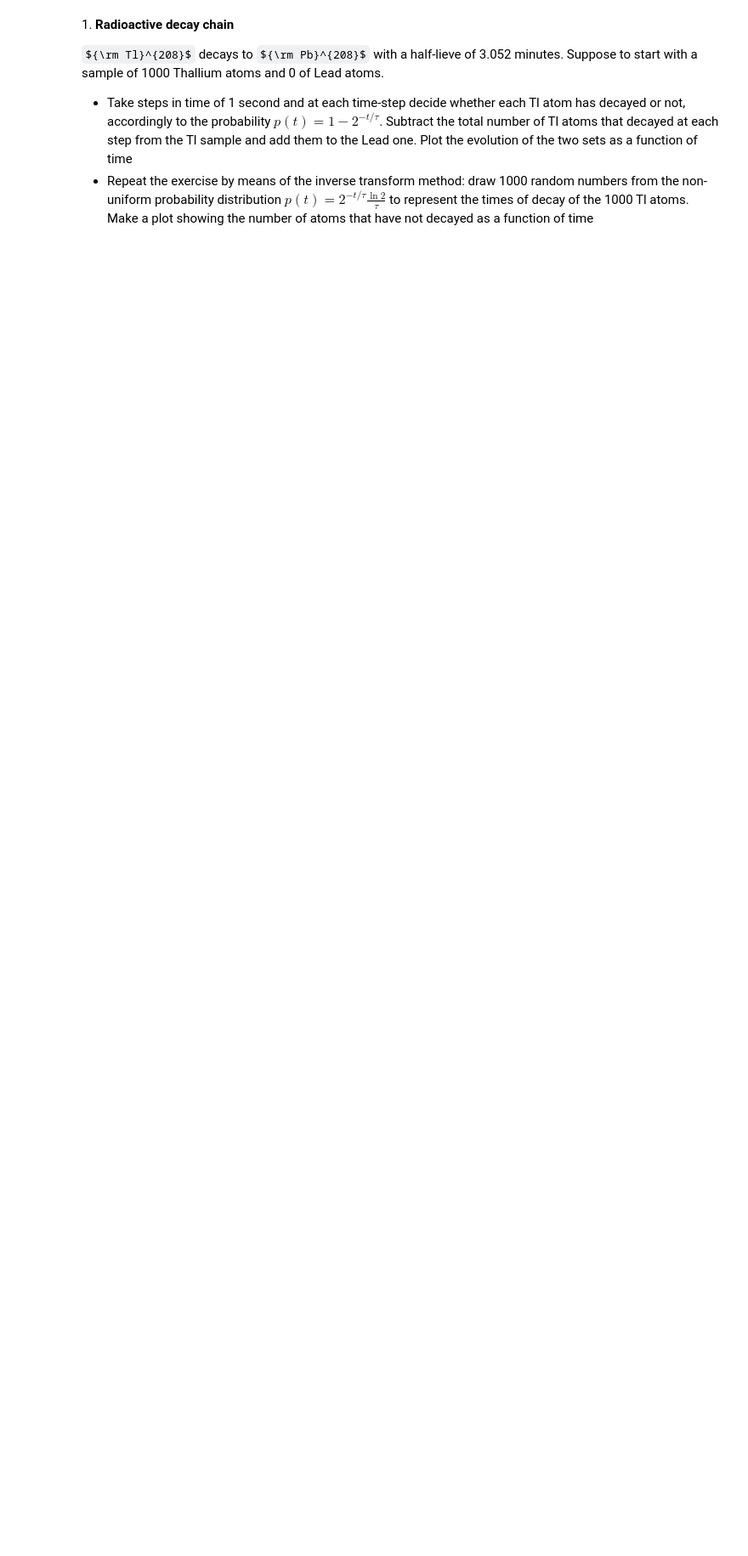
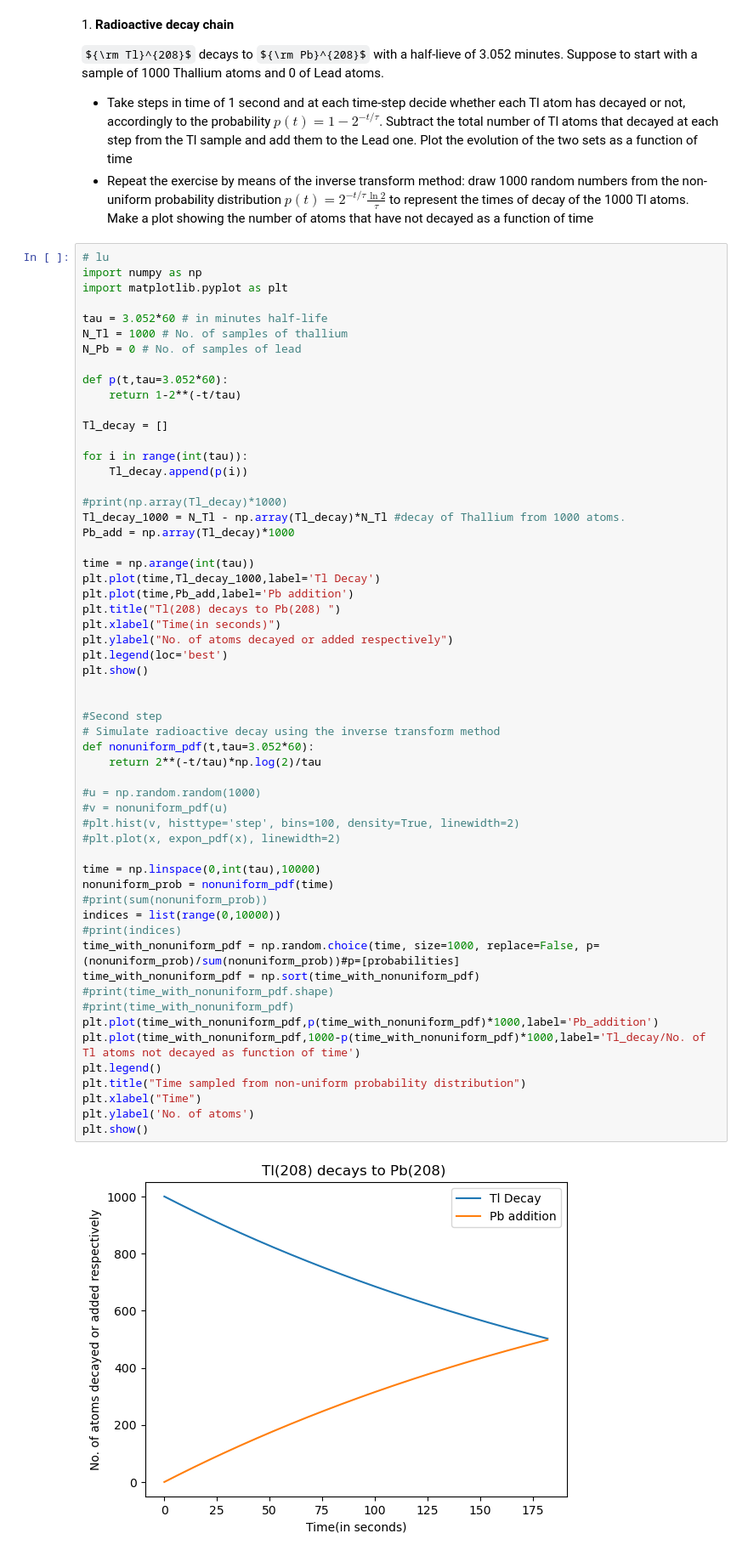
Before and after one commit to EugeniaBoccanera/LaboratoryOfComputationalPhysics_Y6, a Jupyter notebook: 10ex_MonteCarlo.ipynb, the cells around one changed output. Shown at 85% size. Saved outputs shown, nothing was run; the diff lists cells and outputs as text; some formulas as TeX source; blank space fills up the shorter version.

```diff
--- a/10ex_MonteCarlo.ipynb
+++ b/10ex_MonteCarlo.ipynb
@@ -5,3 +5,62 @@ ${\rm Tl}^{208}$ decays to ${\rm Pb}^{208}$ with a half-lieve of 3.052 minutes.
 
 * Take steps in time of 1 second and at each time-step decide whether each Tl atom has decayed or not, accordingly to the probability $p(t)=1-2^{-t/\tau}$. Subtract the total number of Tl atoms that decayed at each step from the Tl sample and add them to the Lead one. Plot the evolution of the two sets as a function of time
 * Repeat the exercise by means of the inverse transform method: draw 1000 random numbers from the non-uniform probability distribution $p(t)=2^{-t/\tau}\frac{\ln 2}{\tau}$ to represent the times of decay of the 1000 Tl atoms. Make a plot showing the number of atoms that have not decayed as a function of time
+# %%
+# lu
+import numpy as np
+import matplotlib.pyplot as plt
+
+tau = 3.052*60 # in minutes half-life
+N_Tl = 1000 # No. of samples of thallium
+N_Pb = 0 # No. of samples of lead
+
+def p(t,tau=3.052*60):
+    return 1-2**(-t/tau)
+
+Tl_decay = []
+
+for i in range(int(tau)):
+    Tl_decay.append(p(i))
+
+#print(np.array(Tl_decay)*1000)
+Tl_decay_1000 = N_Tl - np.array(Tl_decay)*N_Tl #decay of Thallium from 1000 atoms.
+Pb_add = np.array(Tl_decay)*1000
+
+time = np.arange(int(tau))
+plt.plot(time,Tl_decay_1000,label='Tl Decay')
+plt.plot(time,Pb_add,label='Pb addition')
+plt.title("Tl(208) decays to Pb(208) ")
+plt.xlabel("Time(in seconds)")
+plt.ylabel("No. of atoms decayed or added respectively")
+plt.legend(loc='best')
+plt.show()
+
+
+#Second step
+# Simulate radioactive decay using the inverse transform method
+def nonuniform_pdf(t,tau=3.052*60):
+    return 2**(-t/tau)*np.log(2)/tau
+
+#u = np.random.random(1000)
+#v = nonuniform_pdf(u)
+#plt.hist(v, histtype='step', bins=100, density=True, linewidth=2)
+#plt.plot(x, expon_pdf(x), linewidth=2)
+
+time = np.linspace(0,int(tau),10000)
+nonuniform_prob = nonuniform_pdf(time)
+#print(sum(nonuniform_prob))
+indices = list(range(0,10000))
+#print(indices)
+time_with_nonuniform_pdf = np.random.choice(time, size=1000, replace=False, p=(nonuniform_prob)/sum(nonuniform_prob))#p=[probabilities]
+time_with_nonuniform_pdf = np.sort(time_with_nonuniform_pdf)
+#print(time_with_nonuniform_pdf.shape)
+#print(time_with_nonuniform_pdf)
+plt.plot(time_with_nonuniform_pdf,p(time_with_nonuniform_pdf)*1000,label='Pb_addition')
+plt.plot(time_with_nonuniform_pdf,1000-p(time_with_nonuniform_pdf)*1000,label='Tl_decay/No. of Tl atoms not decayed as function of time')
+plt.legend()
+plt.title("Time sampled from non-uniform probability distribution")
+plt.xlabel("Time")
+plt.ylabel('No. of atoms')
+plt.show()
+# %% [output]
+[figure, added]
```
Also changed, not shown: parts of 8 cells of this notebook.
